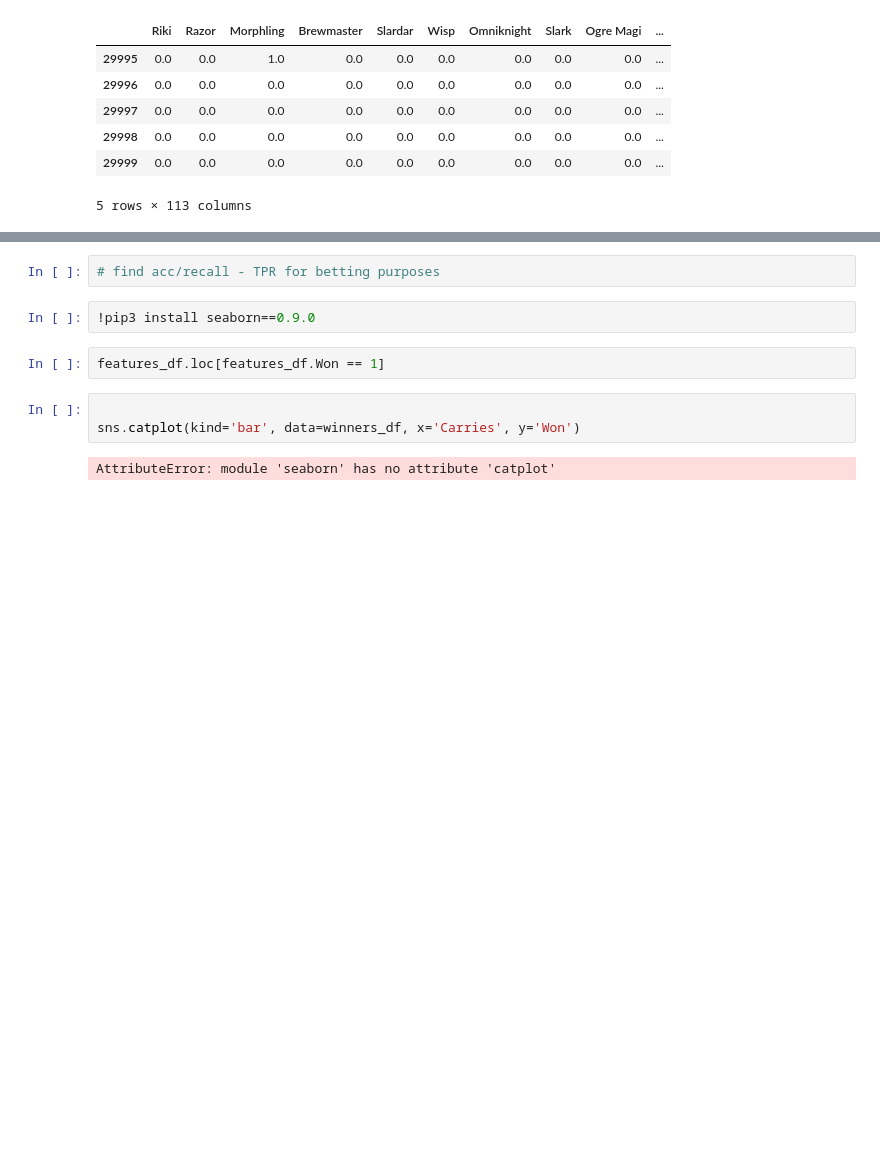
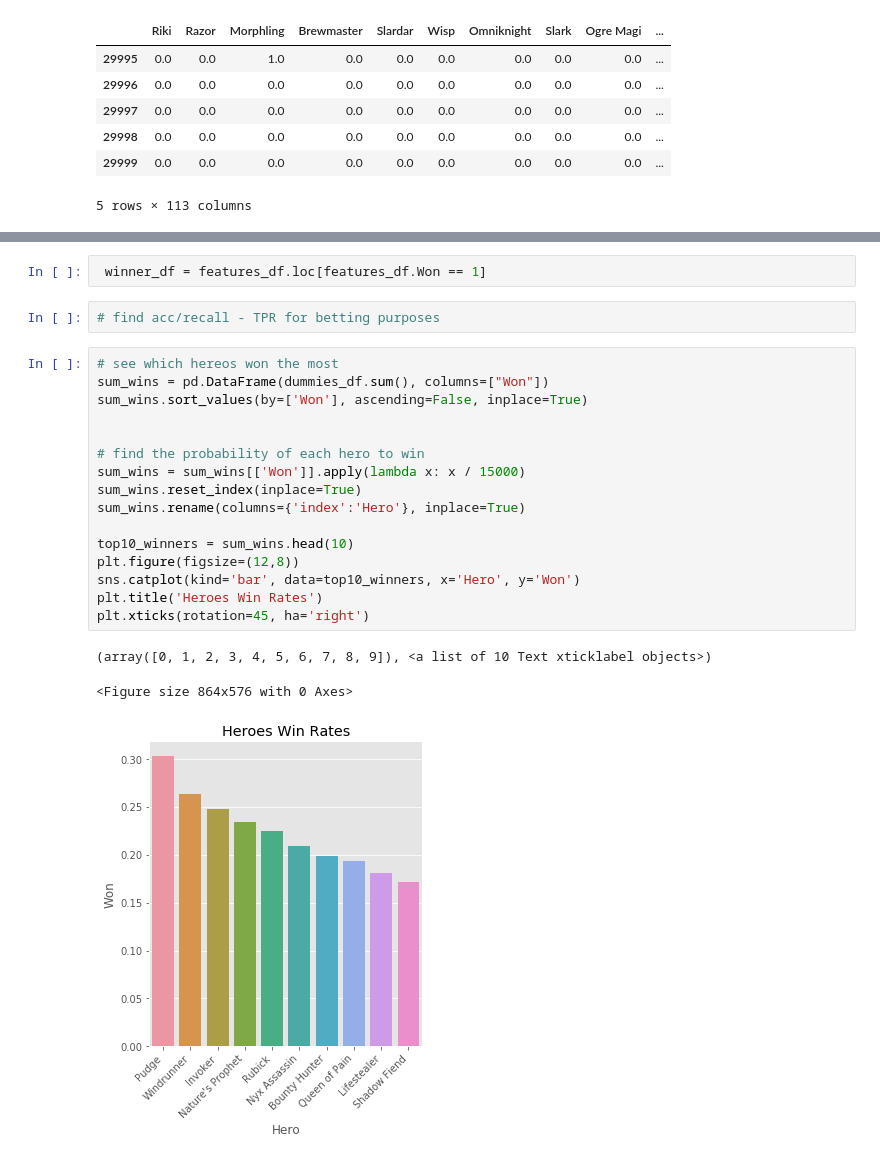
Before and after one commit to Gal-Gilor/In_Zeus_We_Trust, a Jupyter notebook: dota2_EDA.ipynb, the cells around one changed output, grey strips where cells are left out. Drawn from its saved outputs; the diff is of its cells as text; blank space fills up the shorter version.

```diff
--- a/dota2_EDA.ipynb
+++ b/dota2_EDA.ipynb
@@ -335,14 +329,27 @@ features_df.head()
+# %%
+ winner_df = features_df.loc[features_df.Won == 1]
 # %%
 # find acc/recall - TPR for betting purposes
-# %%
-!pip3 install seaborn==0.9.0
-# %%
-features_df.loc[features_df.Won == 1]
-# %%
-
-sns.catplot(kind='bar', data=winners_df, x='Carries', y='Won')
-# %% [output]
-AttributeError: module 'seaborn' has no attribute 'catplot'
+# %%
+# see which hereos won the most
+sum_wins = pd.DataFrame(dummies_df.sum(), columns=["Won"])
+sum_wins.sort_values(by=['Won'], ascending=False, inplace=True)
+
+
+# find the probability of each hero to win
+sum_wins = sum_wins[['Won']].apply(lambda x: x / 15000)
+sum_wins.reset_index(inplace=True)
+sum_wins.rename(columns={'index':'Hero'}, inplace=True)
+
+top10_winners = sum_wins.head(10)
+plt.figure(figsize=(12,8))
+sns.catplot(kind='bar', data=top10_winners, x='Hero', y='Won')
+plt.title('Heroes Win Rates')
+plt.xticks(rotation=45, ha='right')
+# %% [output]
+(array([0, 1, 2, 3, 4, 5, 6, 7, 8, 9]), <a list of 10 Text xticklabel objects>)
+<Figure size 864x576 with 0 Axes>
+[figure, added]
 # %%
 # check for class imbalance
 winners_df['Carries'].plot(kind='hist', bins=5, alpha=0.6)
```
Also changed, not shown: parts of 7 cells of this notebook, 1 other file.
